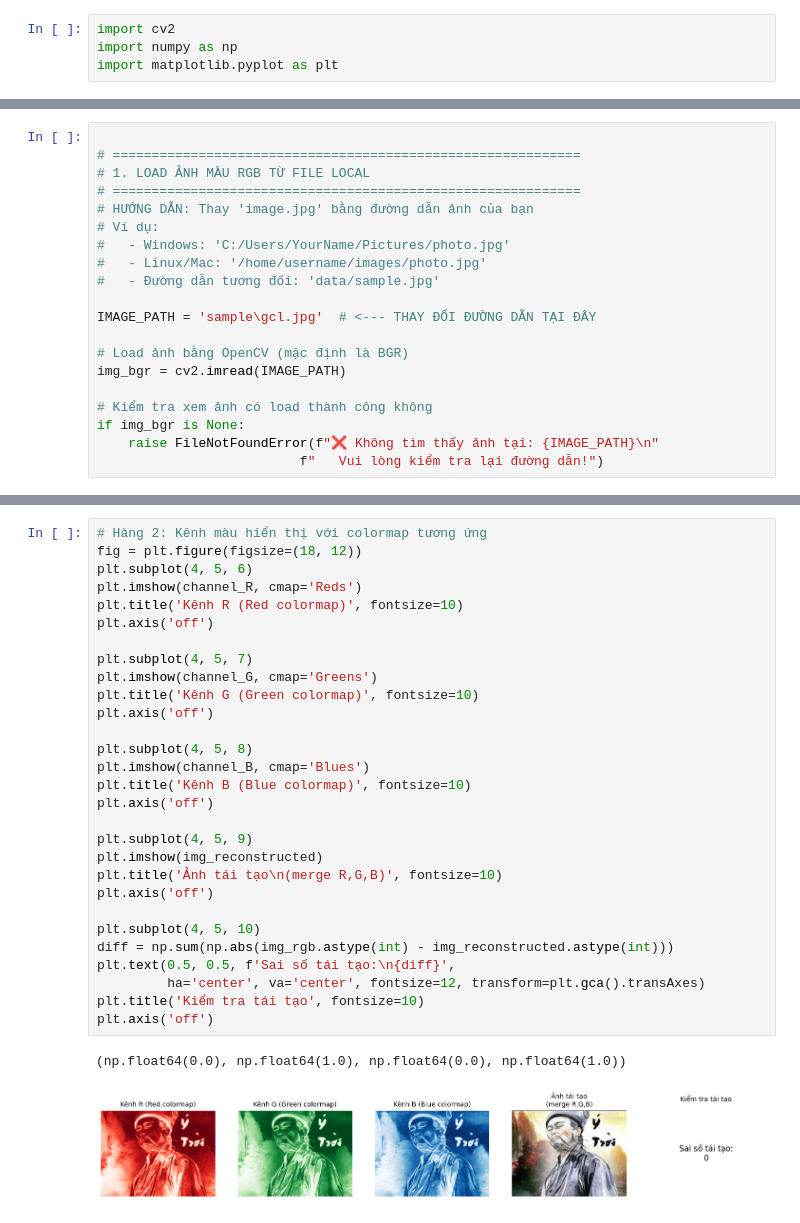
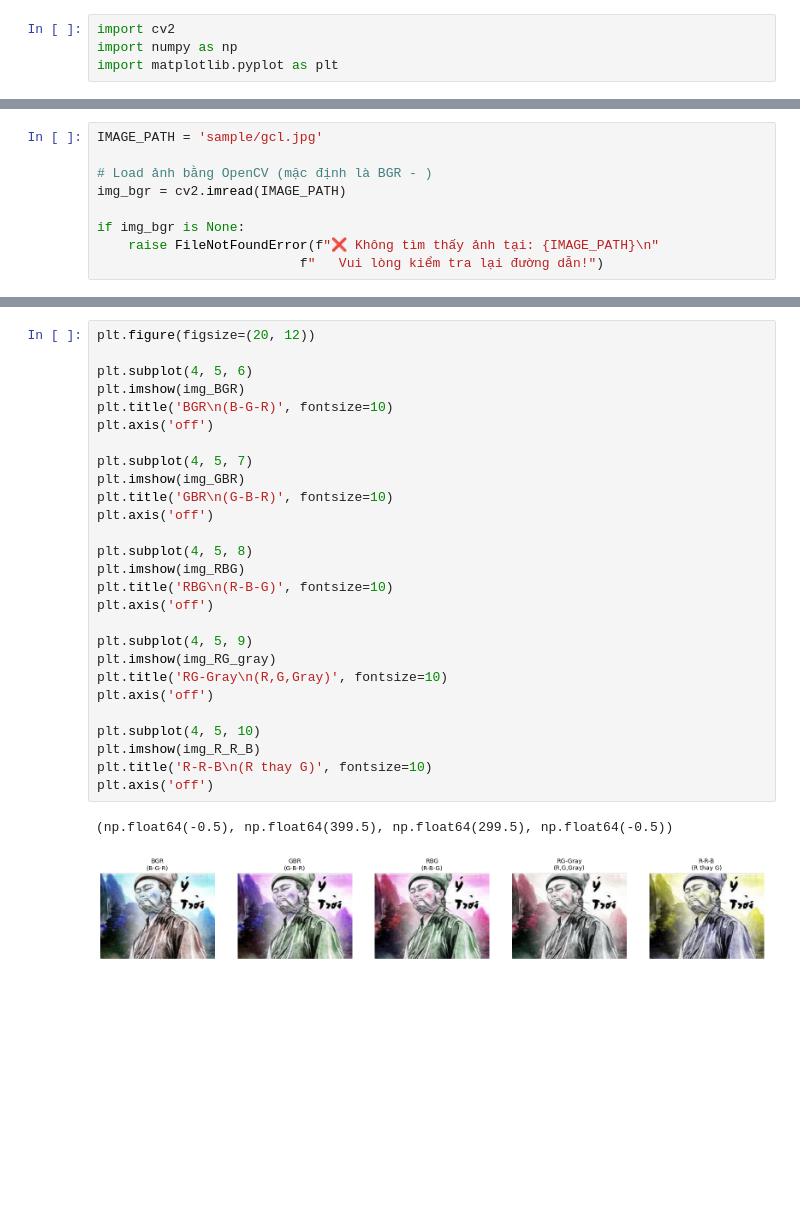
Before and after one commit to TRUONGANKHANG/Assigment_BTL_08_CO3057, a Jupyter notebook: ASS1/RGB.ipynb, the cells around one changed output, grey strips where cells are left out. Cells and saved outputs as stored; diff of their text form; blank space fills up the shorter version.

```diff
--- a/ASS1/RGB.ipynb
+++ b/ASS1/RGB.ipynb
@@ -5,20 +9,9 @@ import matplotlib.pyplot as plt
 # %%
+IMAGE_PATH = 'sample/gcl.jpg'
 
-# ============================================================
-# 1. LOAD ẢNH MÀU RGB TỪ FILE LOCAL
-# ============================================================
-# HƯỚNG DẪN: Thay 'image.jpg' bằng đường dẫn ảnh của bạn
-# Ví dụ:
-#   - Windows: 'C:/Users/YourName/Pictures/photo.jpg'
-#   - Linux/Mac: '/home/username/images/photo.jpg'
-#   - Đường dẫn tương đối: 'data/sample.jpg'
-
-IMAGE_PATH = 'sample\gcl.jpg'  # <--- THAY ĐỔI ĐƯỜNG DẪN TẠI ĐÂY
-
-# Load ảnh bằng OpenCV (mặc định là BGR)
+# Load ảnh bằng OpenCV (mặc định là BGR - )
 img_bgr = cv2.imread(IMAGE_PATH)
 
-# Kiểm tra xem ảnh có load thành công không
 if img_bgr is None:
     raise FileNotFoundError(f"❌ Không tìm thấy ảnh tại: {IMAGE_PATH}\n"
                           f"   Vui lòng kiểm tra lại đường dẫn!")
@@ -141,33 +166,31 @@ plt.axis('off')
 # %%
-# Hàng 2: Kênh màu hiển thị với colormap tương ứng
-fig = plt.figure(figsize=(18, 12))
+plt.figure(figsize=(20, 12))
+
 plt.subplot(4, 5, 6)
-plt.imshow(channel_R, cmap='Reds')
-plt.title('Kênh R (Red colormap)', fontsize=10)
+plt.imshow(img_BGR)
+plt.title('BGR\n(B-G-R)', fontsize=10)
 plt.axis('off')
 
 plt.subplot(4, 5, 7)
-plt.imshow(channel_G, cmap='Greens')
-plt.title('Kênh G (Green colormap)', fontsize=10)
+plt.imshow(img_GBR)
+plt.title('GBR\n(G-B-R)', fontsize=10)
 plt.axis('off')
 
 plt.subplot(4, 5, 8)
-plt.imshow(channel_B, cmap='Blues')
-plt.title('Kênh B (Blue colormap)', fontsize=10)
+plt.imshow(img_RBG)
+plt.title('RBG\n(R-B-G)', fontsize=10)
 plt.axis('off')
 
 plt.subplot(4, 5, 9)
-plt.imshow(img_reconstructed)
-plt.title('Ảnh tái tạo\n(merge R,G,B)', fontsize=10)
+plt.imshow(img_RG_gray)
+plt.title('RG-Gray\n(R,G,Gray)', fontsize=10)
 plt.axis('off')
 
 plt.subplot(4, 5, 10)
-diff = np.sum(np.abs(img_rgb.astype(int) - img_reconstructed.astype(int)))
-plt.text(0.5, 0.5, f'Sai số tái tạo:\n{diff}',
-         ha='center', va='center', fontsize=12, transform=plt.gca().transAxes)
-plt.title('Kiểm tra tái tạo', fontsize=10)
+plt.imshow(img_R_R_B)
+plt.title('R-R-B\n(R thay G)', fontsize=10)
 plt.axis('off')
 # %% [output]
-(np.float64(0.0), np.float64(1.0), np.float64(0.0), np.float64(1.0))
+(np.float64(-0.5), np.float64(399.5), np.float64(299.5), np.float64(-0.5))
-[figure, old version]
+[figure, new version]
 # %%
```
Also changed, not shown: parts of 18 cells of this notebook.
